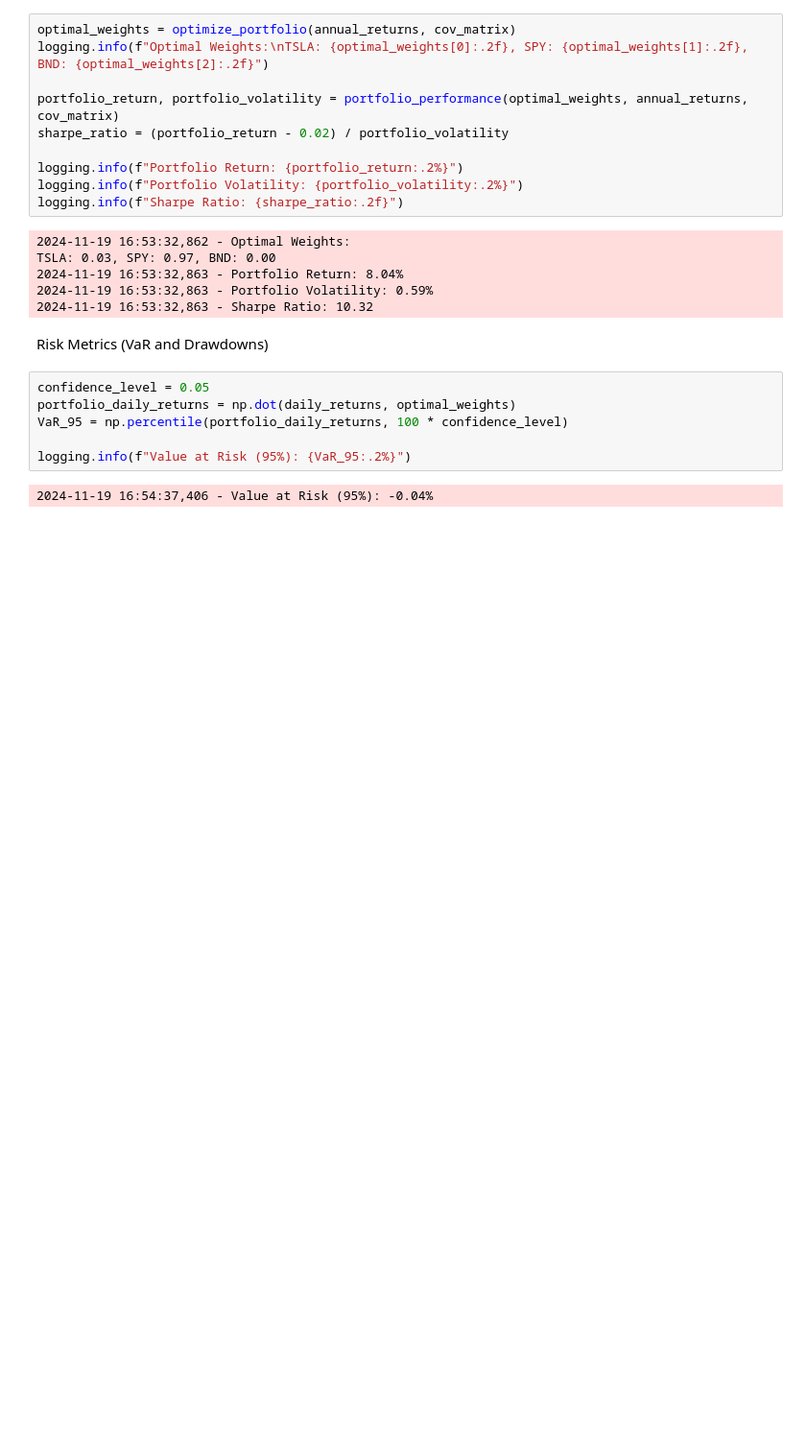
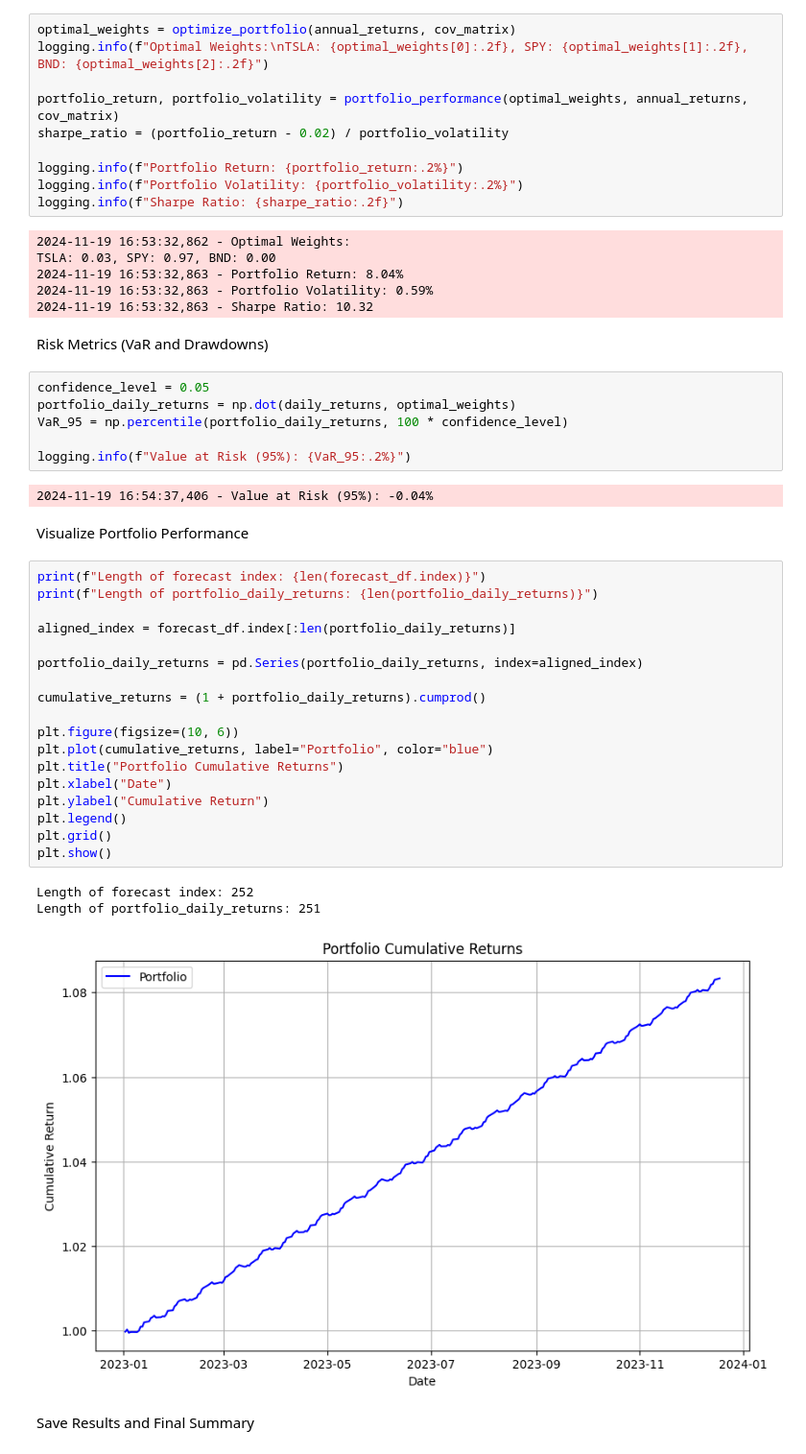
Before and after one commit to Birkity/PortfolioPredictor, a Jupyter notebook: notebooks/task3_forecast.ipynb, the cells around one changed output. Shown at 96% size. Drawn from its saved outputs; the diff is of its cells as text; blank space fills up the shorter version.

Commit message:
Save Results and Final Summary

```diff
--- a/notebooks/task3_forecast.ipynb
+++ b/notebooks/task3_forecast.ipynb
@@ -166,3 +151,29 @@ VaR_95 = np.percentile(portfolio_daily_returns, 100 * confidence_level)
 logging.info(f"Value at Risk (95%): {VaR_95:.2%}")
 # %% [output]
 2024-11-19 16:54:37,406 - Value at Risk (95%): -0.04%
+# %% [markdown]
+Visualize Portfolio Performance
+# %%
+print(f"Length of forecast index: {len(forecast_df.index)}")
+print(f"Length of portfolio_daily_returns: {len(portfolio_daily_returns)}")
+
+aligned_index = forecast_df.index[:len(portfolio_daily_returns)]
+
+portfolio_daily_returns = pd.Series(portfolio_daily_returns, index=aligned_index)
+
+cumulative_returns = (1 + portfolio_daily_returns).cumprod()
+
+plt.figure(figsize=(10, 6))
+plt.plot(cumulative_returns, label="Portfolio", color="blue")
+plt.title("Portfolio Cumulative Returns")
+plt.xlabel("Date")
+plt.ylabel("Cumulative Return")
+plt.legend()
+plt.grid()
+plt.show()
+# %% [output]
+Length of forecast index: 252
+Length of portfolio_daily_returns: 251
+[figure, added]
+# %% [markdown]
+Save Results and Final Summary
```
Also changed, not shown: parts of 2 cells of this notebook.
